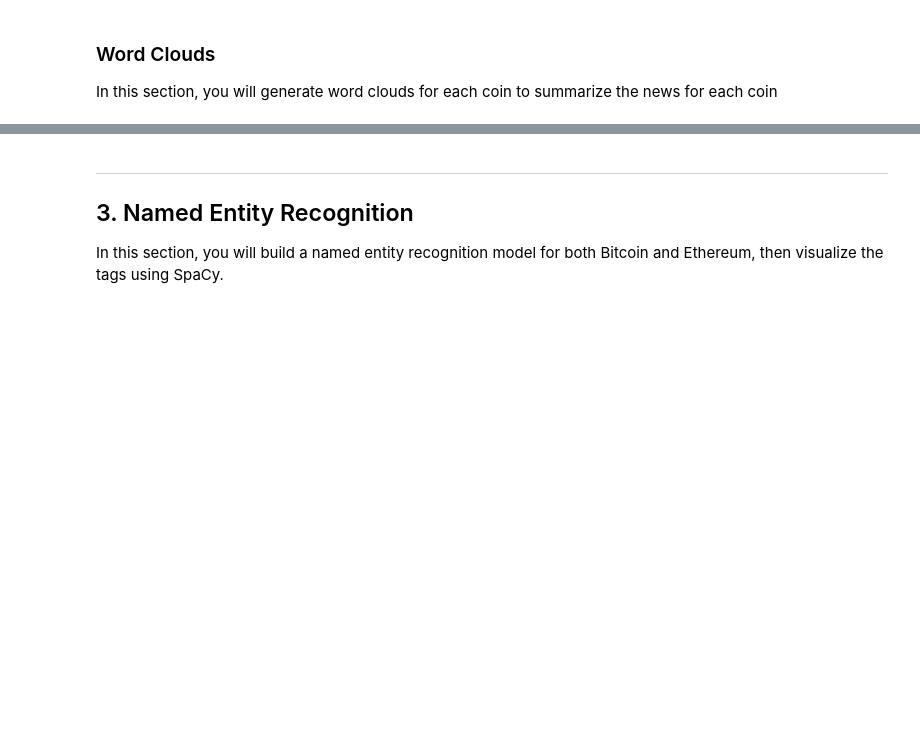
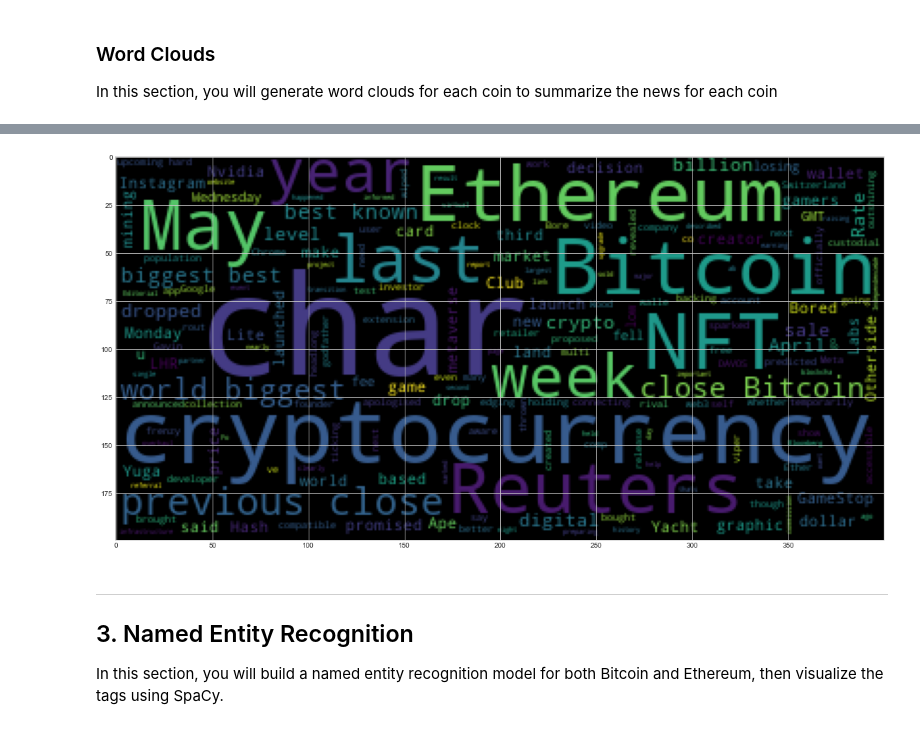
Before and after one commit to RachelCarroll2018/NLP, a Jupyter notebook: crypto_sentiment.ipynb, the cells around one changed output, grey strips where cells are left out. Drawn from its saved outputs; the diff is of its cells as text; code cells hidden in the pictures; blank space fills up the shorter version.

```diff
--- a/crypto_sentiment.ipynb
+++ b/crypto_sentiment.ipynb
@@ -199,3 +203,5 @@ NameError: free variable 'stopword' referenced before assignment in enclosing sc
 # %%
 # Create a new tokens column for Ethereum
-# YOUR CODE HERE!
+eth_df["tokens"] = eth_df.text.apply(tokenizer)
+
+eth_df.head(5)
@@ -251,6 +316,13 @@ mpl.rcParams['figure.figsize'] = [20.0, 10.0]
 # %%
 # Generate the Ethereum word cloud
-# YOUR CODE HERE!
+wc_eth = WordCloud().generate(
+    ' '.join(tokenizer(
+        ' '.join(eth_df['text']))
+    )
+)
+plt.imshow(wc_eth);
+# %% [output]
+[figure, added]
 # %% [markdown]
 ---
 ## 3. Named Entity Recognition
```
Also changed, not shown: parts of 29 cells of this notebook.
